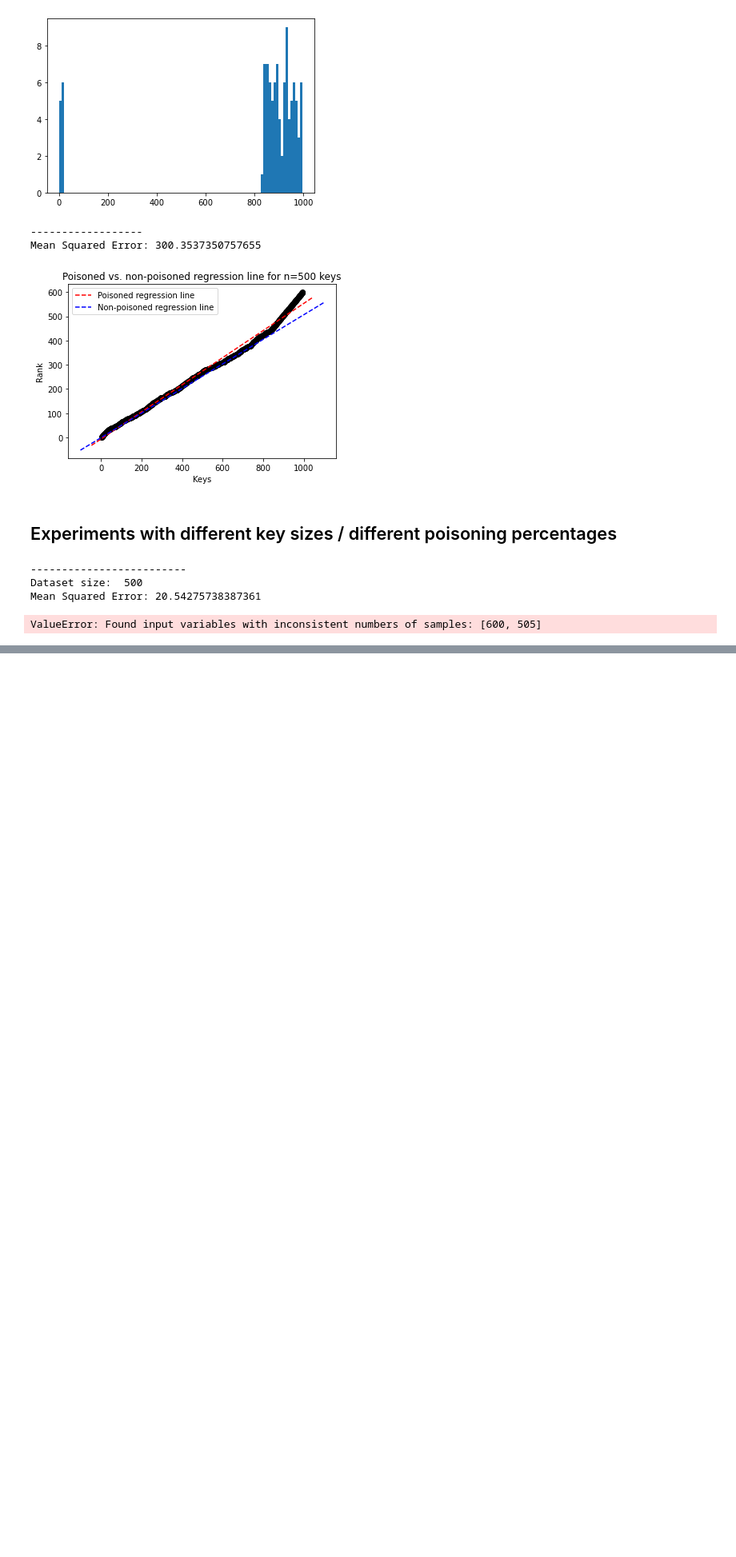
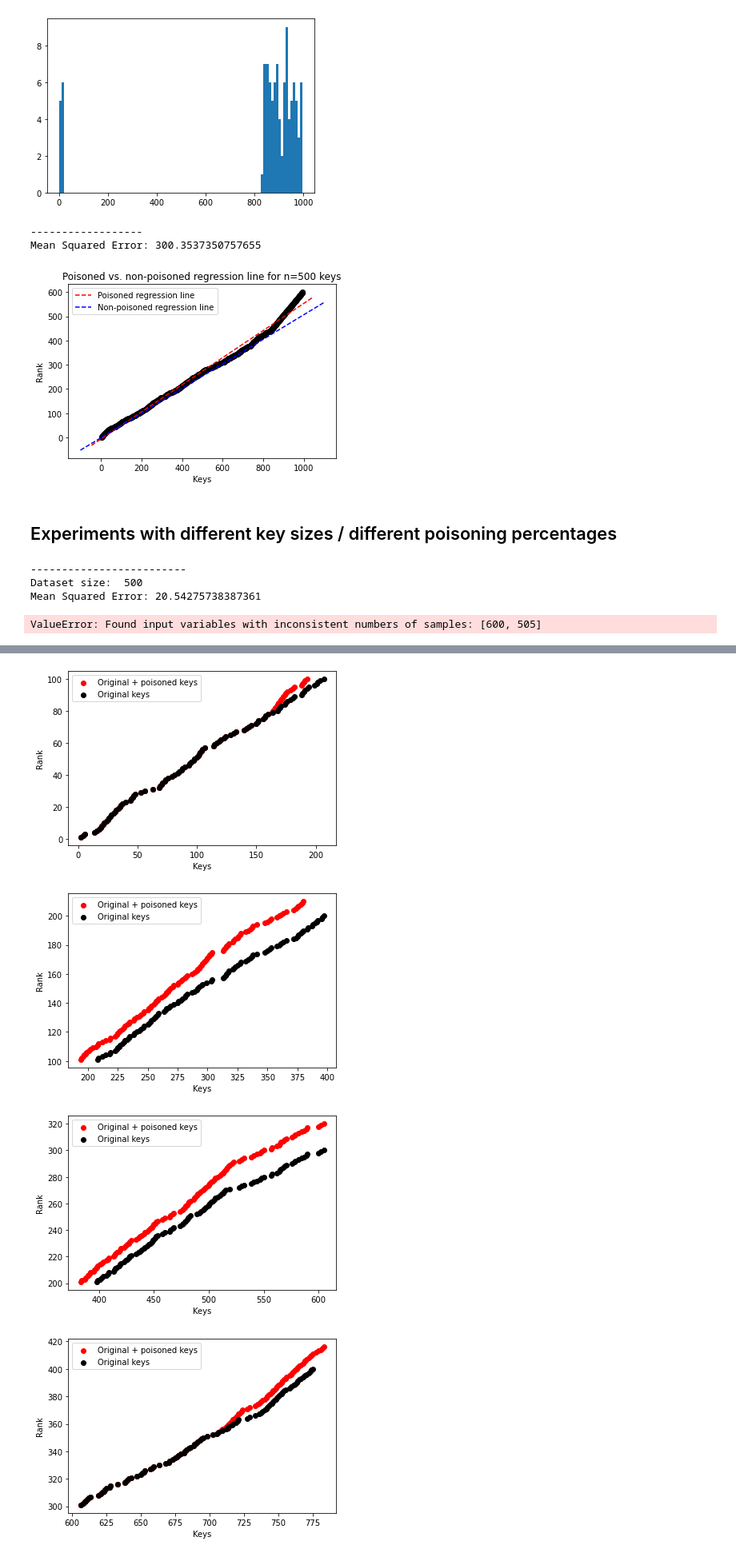
Before and after one commit to Bachfischer/adversarial-ml-for-learned-indexes, a Jupyter notebook: src/greedy_poisoning_regression_cdf.ipynb, the cells around one changed output, grey strips where cells are left out. Shown at 80% size. Drawn from its saved outputs; the diff is of its cells as text; code cells hidden in the pictures; blank space fills up the shorter version.

Commit message:
refactor algorithm for greedy poisoning of rmi models

```diff
--- a/src/greedy_poisoning_regression_cdf.ipynb
+++ b/src/greedy_poisoning_regression_cdf.ipynb
@@ -657,0 +299,28 @@ plt.show()
+# %%
+from numpy import unravel_index
+
+
+# smoothing constant alpha = {2, 3}
+alpha = 1
+
+# overall poisoning percentage
+phi = 0.1
+
+# number of second-stage models
+N = 5
+
+# key set size
+n = df[0].shape[0]
+
+# max. number of poisoning keys per model
+t = (alpha*phi*n) / N
+
+# initial size of keysets prior to poisoning
+initial_size = n/N
+
+epsilon = 5
+
+num_poisoning_keys = {}
+
+for i in range(N):
+    num_poisoning_keys[i] = 0
@@ -657,0 +602,20 @@ plt.show()
+# %%
+for i in range(N):
+    rankset_poisoned = ss.rankdata(keyset_per_model[i])
+
+    rank_shift = i*(n/N)
+    rankset_poisoned += rank_shift
+
+    plt.scatter(keyset_per_model[i], rankset_poisoned,  color='red', label="Original + poisoned keys")
+
+
+    plt.scatter(keyset_per_model_orig[i], rankset_per_model_orig[i],  color='black', label="Original keys")
+    plt.xlabel("Keys")
+    plt.ylabel("Rank")
+    plt.legend()
+    plt.show()
+# %% [output]
+[figure, added]
+[figure, added]
+[figure, added]
+[figure, added]
```
Also changed, not shown: parts of 28 cells of this notebook.
